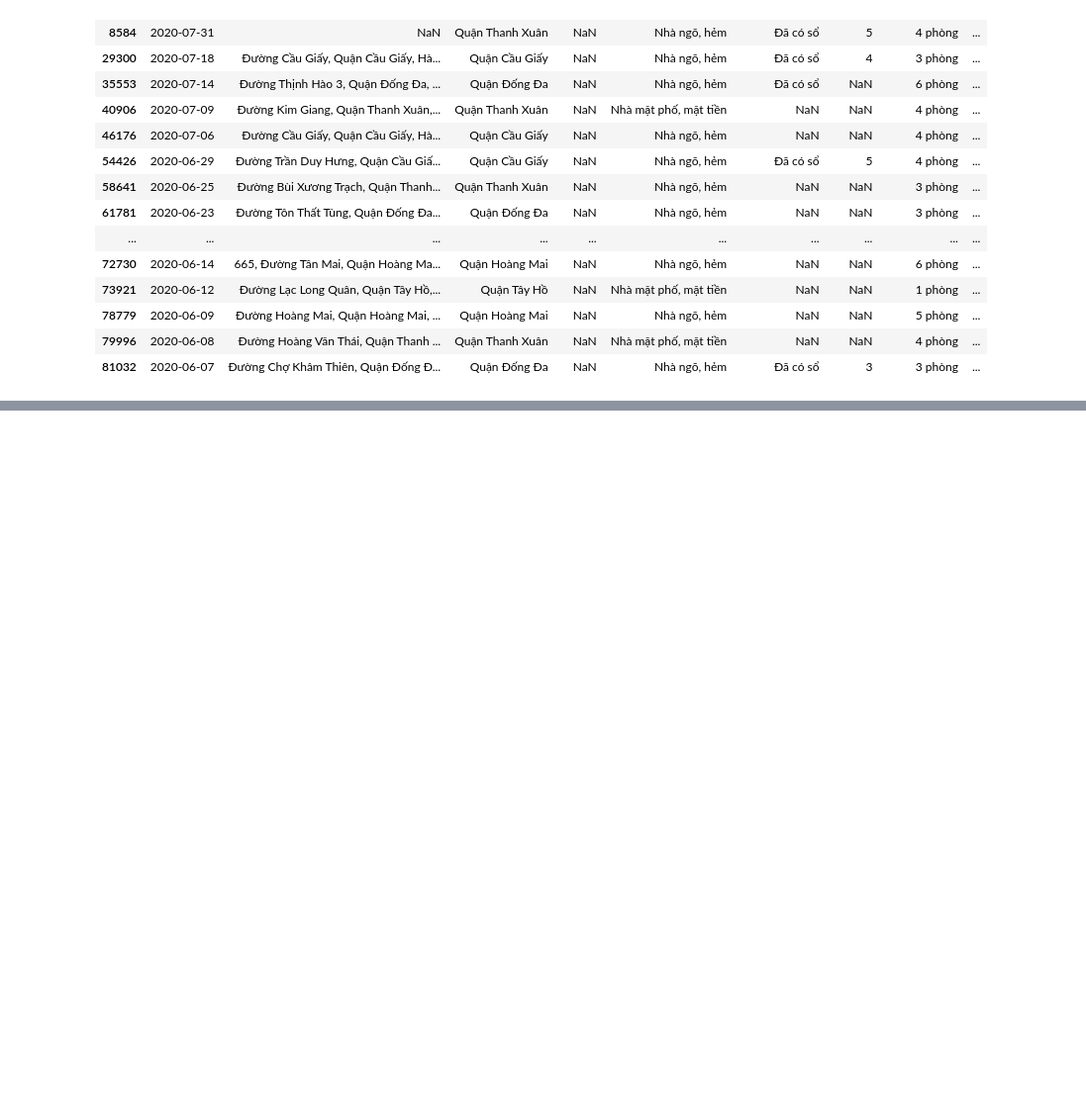
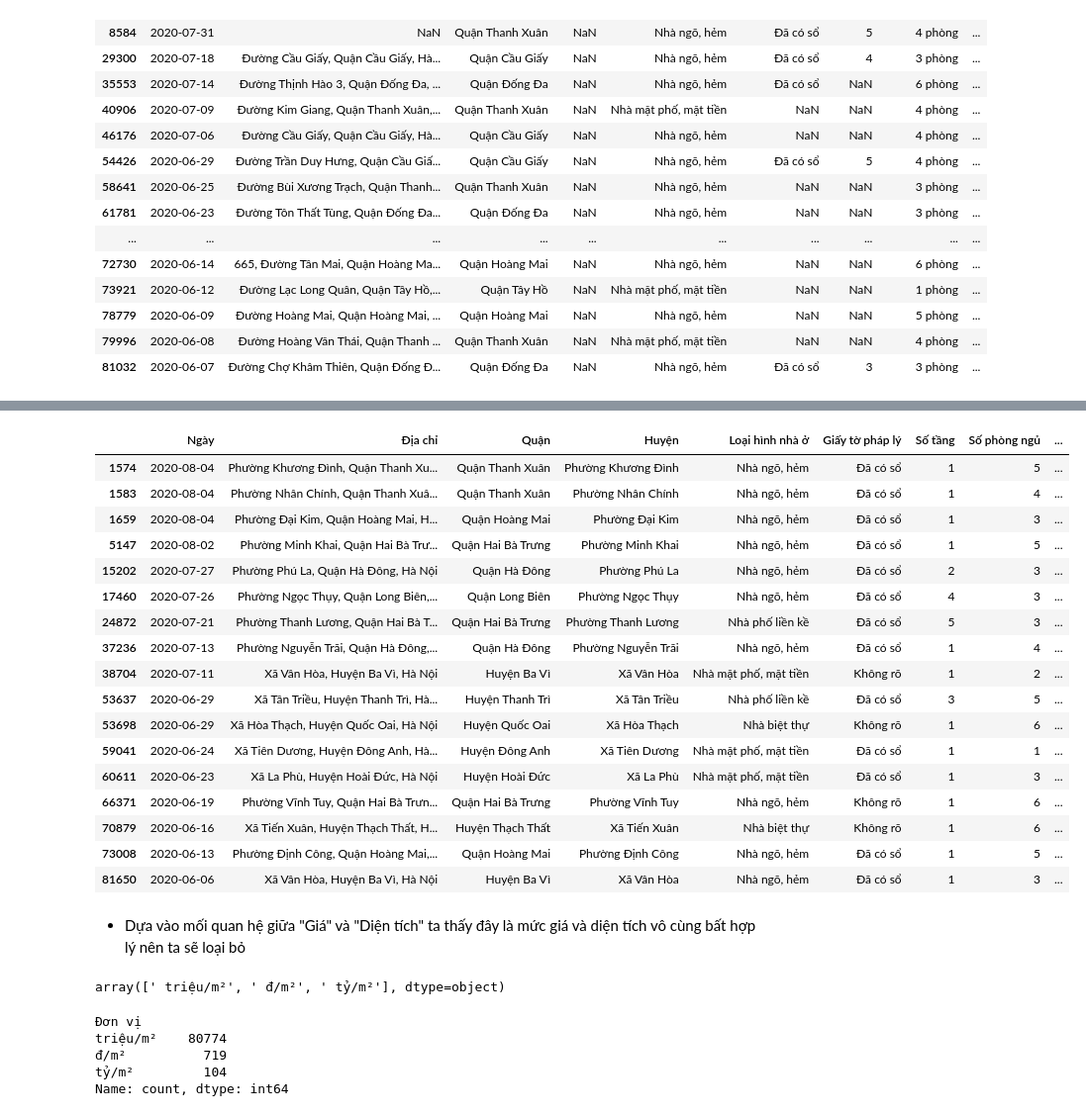
Before and after one commit to DucGhetData/Ha-Noi-Real-Estate-Manipulation-And-Visualization, a Jupyter notebook: notebooks/cleaning.ipynb, the cells around one changed output, grey strips where cells are left out. Shown at 99% size. Saved outputs shown, nothing was run; the diff lists cells and outputs as text; code cells hidden in the pictures; blank space fills up the shorter version.

```diff
--- a/notebooks/cleaning.ipynb
+++ b/notebooks/cleaning.ipynb
@@ -168,0 +410,24 @@ df[df['Huyện'].isnull()]
+# %%
+# Xem các bất động sản có diện tích lớn hơn 99,98% số còn lại
+df[df['Diện tích'] >= df['Diện tích'].quantile(0.9998)]
+# %% [output]
+|  | Ngày | Địa chỉ | Quận | Huyện | Loại hình nhà ở | Giấy tờ pháp lý | Số tầng | Số phòng ngủ | ... |
+| 1574 | 2020-08-04 | Phường Khương Đình, Quận Thanh Xu... | Quận Thanh Xuân | Phường Khương Đình | Nhà ngõ, hẻm | Đã có sổ | 1 | 5 | ... |
+| 1583 | 2020-08-04 | Phường Nhân Chính, Quận Thanh Xuâ... | Quận Thanh Xuân | Phường Nhân Chính | Nhà ngõ, hẻm | Đã có sổ | 1 | 4 | ... |
+| 1659 | 2020-08-04 | Phường Đại Kim, Quận Hoàng Mai, H... | Quận Hoàng Mai | Phường Đại Kim | Nhà ngõ, hẻm | Đã có sổ | 1 | 3 | ... |
+| 5147 | 2020-08-02 | Phường Minh Khai, Quận Hai Bà Trư... | Quận Hai Bà Trưng | Phường Minh Khai | Nhà ngõ, hẻm | Đã có sổ | 1 | 5 | ... |
+| 15202 | 2020-07-27 | Phường Phú La, Quận Hà Đông, Hà Nội | Quận Hà Đông | Phường Phú La | Nhà ngõ, hẻm | Đã có sổ | 2 | 3 | ... |
+| 17460 | 2020-07-26 | Phường Ngọc Thụy, Quận Long Biên,... | Quận Long Biên | Phường Ngọc Thụy | Nhà ngõ, hẻm | Đã có sổ | 4 | 3 | ... |
+| 24872 | 2020-07-21 | Phường Thanh Lương, Quận Hai Bà T... | Quận Hai Bà Trưng | Phường Thanh Lương | Nhà phố liền kề | Đã có sổ | 5 | 3 | ... |
+| 37236 | 2020-07-13 | Phường Nguyễn Trãi, Quận Hà Đông,... | Quận Hà Đông | Phường Nguyễn Trãi | Nhà ngõ, hẻm | Đã có sổ | 1 | 4 | ... |
+| 38704 | 2020-07-11 | Xã Vân Hòa, Huyện Ba Vì, Hà Nội | Huyện Ba Vì | Xã Vân Hòa | Nhà mặt phố, mặt tiền | Không rõ | 1 | 2 | ... |
+| 53637 | 2020-06-29 | Xã Tân Triều, Huyện Thanh Trì, Hà... | Huyện Thanh Trì | Xã Tân Triều | Nhà phố liền kề | Đã có sổ | 3 | 5 | ... |
+| 53698 | 2020-06-29 | Xã Hòa Thạch, Huyện Quốc Oai, Hà Nội | Huyện Quốc Oai | Xã Hòa Thạch | Nhà biệt thự | Không rõ | 1 | 6 | ... |
+| 59041 | 2020-06-24 | Xã Tiên Dương, Huyện Đông Anh, Hà... | Huyện Đông Anh | Xã Tiên Dương | Nhà mặt phố, mặt tiền | Đã có sổ | 1 | 1 | ... |
+| 60611 | 2020-06-23 | Xã La Phù, Huyện Hoài Đức, Hà Nội | Huyện Hoài Đức | Xã La Phù | Nhà mặt phố, mặt tiền | Đã có sổ | 1 | 3 | ... |
+| 66371 | 2020-06-19 | Phường Vĩnh Tuy, Quận Hai Bà Trưn... | Quận Hai Bà Trưng | Phường Vĩnh Tuy | Nhà ngõ, hẻm | Không rõ | 1 | 6 | ... |
+| 70879 | 2020-06-16 | Xã Tiến Xuân, Huyện Thạch Thất, H... | Huyện Thạch Thất | Xã Tiến Xuân | Nhà biệt thự | Không rõ | 1 | 6 | ... |
+| 73008 | 2020-06-13 | Phường Định Công, Quận Hoàng Mai,... | Quận Hoàng Mai | Phường Định Công | Nhà ngõ, hẻm | Đã có sổ | 1 | 5 | ... |
+| 81650 | 2020-06-06 | Xã Vân Hòa, Huyện Ba Vì, Hà Nội | Huyện Ba Vì | Xã Vân Hòa | Nhà ngõ, hẻm | Đã có sổ | 1 | 3 | ... |
+# %% [markdown]
+- Dựa vào mối quan hệ giữa "Giá" và "Diện tích" ta thấy đây là mức giá và diện tích vô cùng bất hợp lý nên ta sẽ loại bỏ
@@ -168,0 +440,15 @@ df[df['Huyện'].isnull()]
+# %%
+# Thêm cột "Đơn vị" để kiểm tra các giá trị duy nhất của cột "Giá/m2" dễ hơn
+df['Đơn vị'] = df['Giá/m2'].apply(lambda x: re.findall(r'[^\d.,]+', x)[0])
+df['Đơn vị'].unique()
+# %% [output]
+array([' triệu/m²', ' đ/m²', ' tỷ/m²'], dtype=object)
+# %%
+# Đếm số lượng từng giá trị trong cột "Đơn vị"
+print(df['Đơn vị'].value_counts())
+# %% [output]
+Đơn vị
+triệu/m²    80774
+đ/m²          719
+tỷ/m²         104
+Name: count, dtype: int64
```
Also changed, not shown: parts of 58 cells of this notebook, 2 other files.
